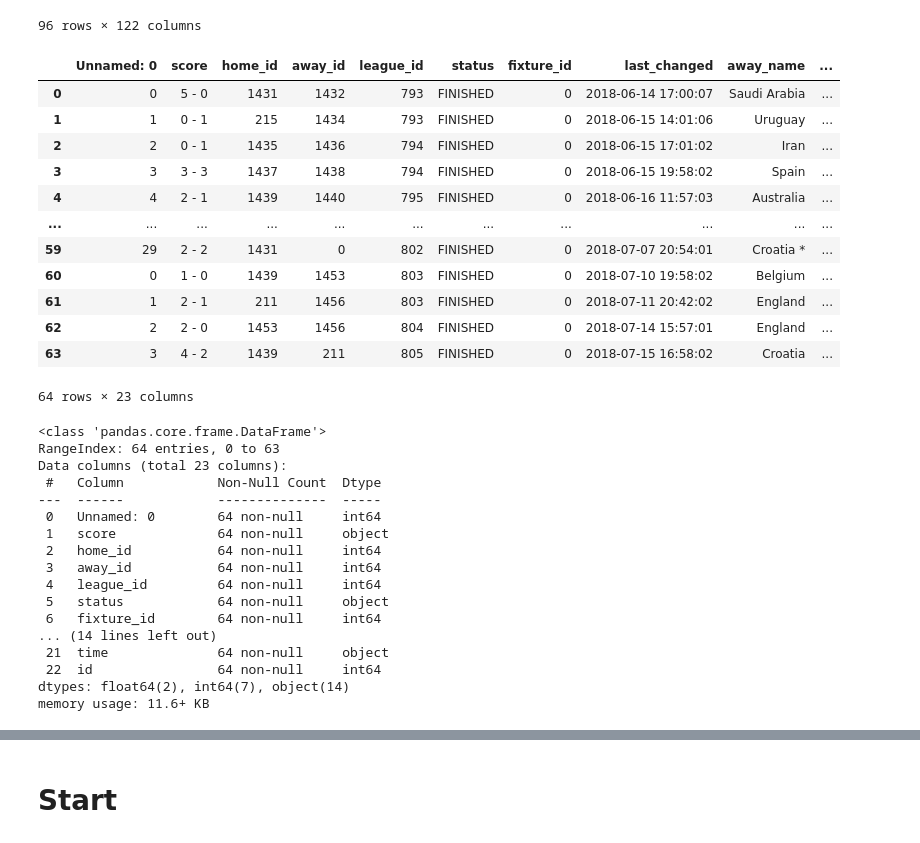
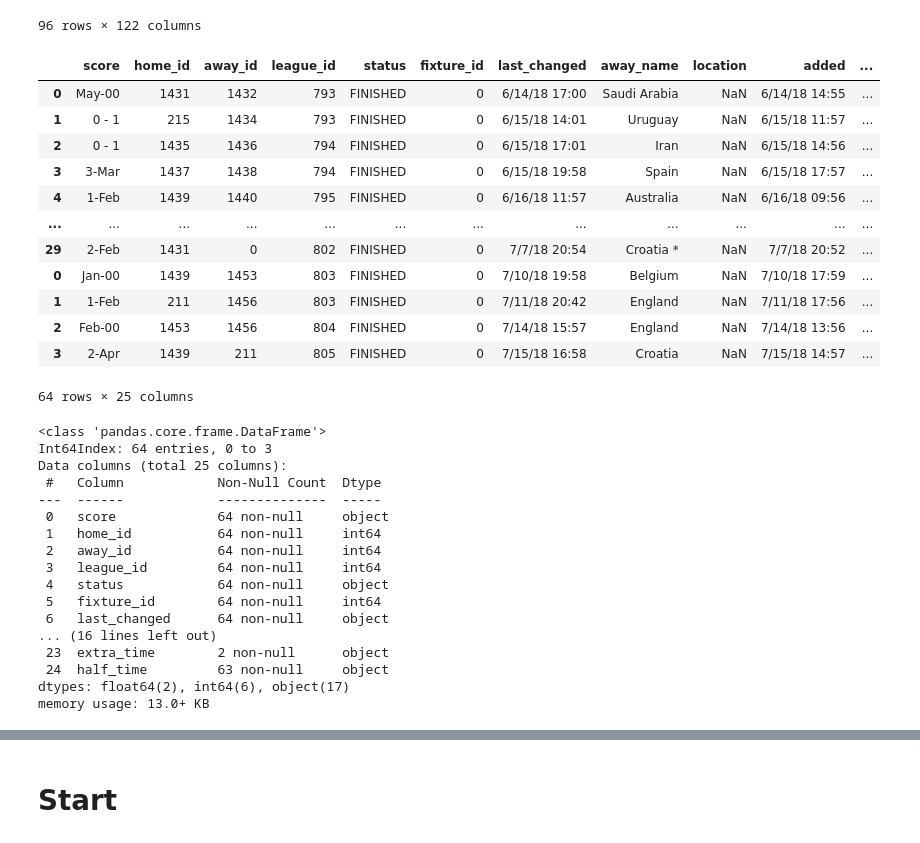
Before and after one commit to SoccerPred/stunning-octo-train, a Jupyter notebook: Data processing/forming_final_data.ipynb, the cells around one changed output, grey strips where cells are left out. Drawn from its saved outputs; the diff is of its cells as text; code cells hidden in the pictures.

```diff
--- a/Data processing/forming_final_data.ipynb
+++ b/Data processing/forming_final_data.ipynb
@@ -104,41 +107,43 @@ df_team_stats3
 | 94 | 2018 | 28 | Tunisia | LLW | 1 | 2 | 3 | ... |
 | 95 | 2018 | 30 | Peru | LLW | 1 | 2 | 3 | ... |
 96 rows × 122 columns
+# %%
+url2 = 'https://raw.githubusercontent.com/SoccerPred/stunning-octo-train/main/Data%20processing/WC_history.csv'
 # %%
-df_wc_history2 = pd.read_csv('WC_history2.csv')
+df_wc_history2 = pd.read_csv(url2, index_col=0)
 df_wc_history2
 # %% [output]
-|  | Unnamed: 0 | score | home_id | away_id | league_id | status | fixture_id | last_changed | away_name | ... |
-| 0 | 0 | 5 - 0 | 1431 | 1432 | 793 | FINISHED | 0 | 2018-06-14 17:00:07 | Saudi Arabia | ... |
-| 1 | 1 | 0 - 1 | 215 | 1434 | 793 | FINISHED | 0 | 2018-06-15 14:01:06 | Uruguay | ... |
-| 2 | 2 | 0 - 1 | 1435 | 1436 | 794 | FINISHED | 0 | 2018-06-15 17:01:02 | Iran | ... |
-| 3 | 3 | 3 - 3 | 1437 | 1438 | 794 | FINISHED | 0 | 2018-06-15 19:58:02 | Spain | ... |
-| 4 | 4 | 2 - 1 | 1439 | 1440 | 795 | FINISHED | 0 | 2018-06-16 11:57:03 | Australia | ... |
-| ... | ... | ... | ... | ... | ... | ... | ... | ... | ... | ... |
-| 59 | 29 | 2 - 2 | 1431 | 0 | 802 | FINISHED | 0 | 2018-07-07 20:54:01 | Croatia * | ... |
-| 60 | 0 | 1 - 0 | 1439 | 1453 | 803 | FINISHED | 0 | 2018-07-10 19:58:02 | Belgium | ... |
-| 61 | 1 | 2 - 1 | 211 | 1456 | 803 | FINISHED | 0 | 2018-07-11 20:42:02 | England | ... |
-| 62 | 2 | 2 - 0 | 1453 | 1456 | 804 | FINISHED | 0 | 2018-07-14 15:57:01 | England | ... |
-| 63 | 3 | 4 - 2 | 1439 | 211 | 805 | FINISHED | 0 | 2018-07-15 16:58:02 | Croatia | ... |
+|  | score | home_id | away_id | league_id | status | fixture_id | last_changed | away_name | location | added | ... |
+| 0 | May-00 | 1431 | 1432 | 793 | FINISHED | 0 | 6/14/18 17:00 | Saudi Arabia | NaN | 6/14/18 14:55 | ... |
+| 1 | 0 - 1 | 215 | 1434 | 793 | FINISHED | 0 | 6/15/18 14:01 | Uruguay | NaN | 6/15/18 11:57 | ... |
+| 2 | 0 - 1 | 1435 | 1436 | 794 | FINISHED | 0 | 6/15/18 17:01 | Iran | NaN | 6/15/18 14:56 | ... |
+| 3 | 3-Mar | 1437 | 1438 | 794 | FINISHED | 0 | 6/15/18 19:58 | Spain | NaN | 6/15/18 17:57 | ... |
+| 4 | 1-Feb | 1439 | 1440 | 795 | FINISHED | 0 | 6/16/18 11:57 | Australia | NaN | 6/16/18 09:56 | ... |
+| ... | ... | ... | ... | ... | ... | ... | ... | ... | ... | ... | ... |
+| 29 | 2-Feb | 1431 | 0 | 802 | FINISHED | 0 | 7/7/18 20:54 | Croatia * | NaN | 7/7/18 20:52 | ... |
+| 0 | Jan-00 | 1439 | 1453 | 803 | FINISHED | 0 | 7/10/18 19:58 | Belgium | NaN | 7/10/18 17:59 | ... |
+| 1 | 1-Feb | 211 | 1456 | 803 | FINISHED | 0 | 7/11/18 20:42 | England | NaN | 7/11/18 17:56 | ... |
+| 2 | Feb-00 | 1453 | 1456 | 804 | FINISHED | 0 | 7/14/18 15:57 | England | NaN | 7/14/18 13:56 | ... |
+| 3 | 2-Apr | 1439 | 211 | 805 | FINISHED | 0 | 7/15/18 16:58 | Croatia | NaN | 7/15/18 14:57 | ... |
-64 rows × 23 columns
+64 rows × 25 columns
 # %%
 df_wc_history2.info()
 # %% [output]
 <class 'pandas.core.frame.DataFrame'>
-RangeIndex: 64 entries, 0 to 63
-Data columns (total 23 columns):
+Int64Index: 64 entries, 0 to 3
+Data columns (total 25 columns):
  #   Column            Non-Null Count  Dtype
 ---  ------            --------------  -----
- 0   Unnamed: 0        64 non-null     int64
- 1   score             64 non-null     object
- 2   home_id           64 non-null     int64
- 3   away_id           64 non-null     int64
- 4   league_id         64 non-null     int64
- 5   status            64 non-null     object
- 6   fixture_id        64 non-null     int64
-... (14 lines left out)
- 21  time              64 non-null     object
- 22  id                64 non-null     int64
-dtypes: float64(2), int64(7), object(14)
-memory usage: 11.6+ KB
+ 0   score             64 non-null     object
+ 1   home_id           64 non-null     int64
+ 2   away_id           64 non-null     int64
+ 3   league_id         64 non-null     int64
+ 4   status            64 non-null     object
+ 5   fixture_id        64 non-null     int64
+ 6   last_changed      64 non-null     object
+... (16 lines left out)
+ 23  extra_time        2 non-null      object
+ 24  half_time         63 non-null     object
+dtypes: float64(2), int64(6), object(17)
+memory usage: 13.0+ KB
 # %%
```
Also changed, not shown: parts of 15 cells of this notebook, 1 other file.
